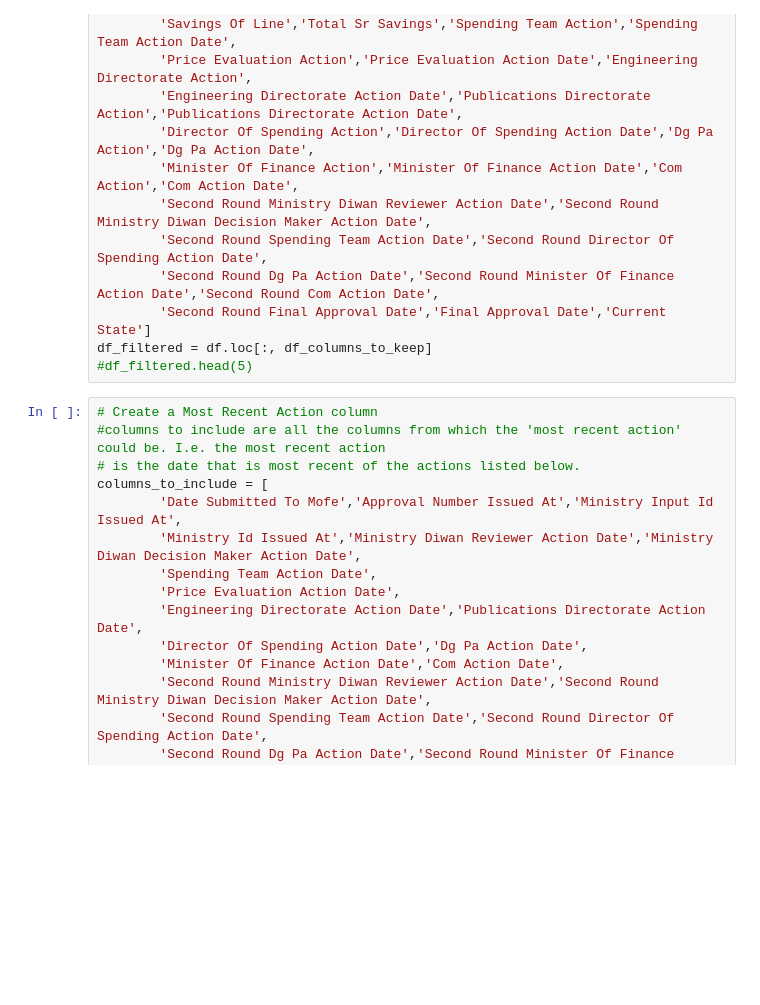
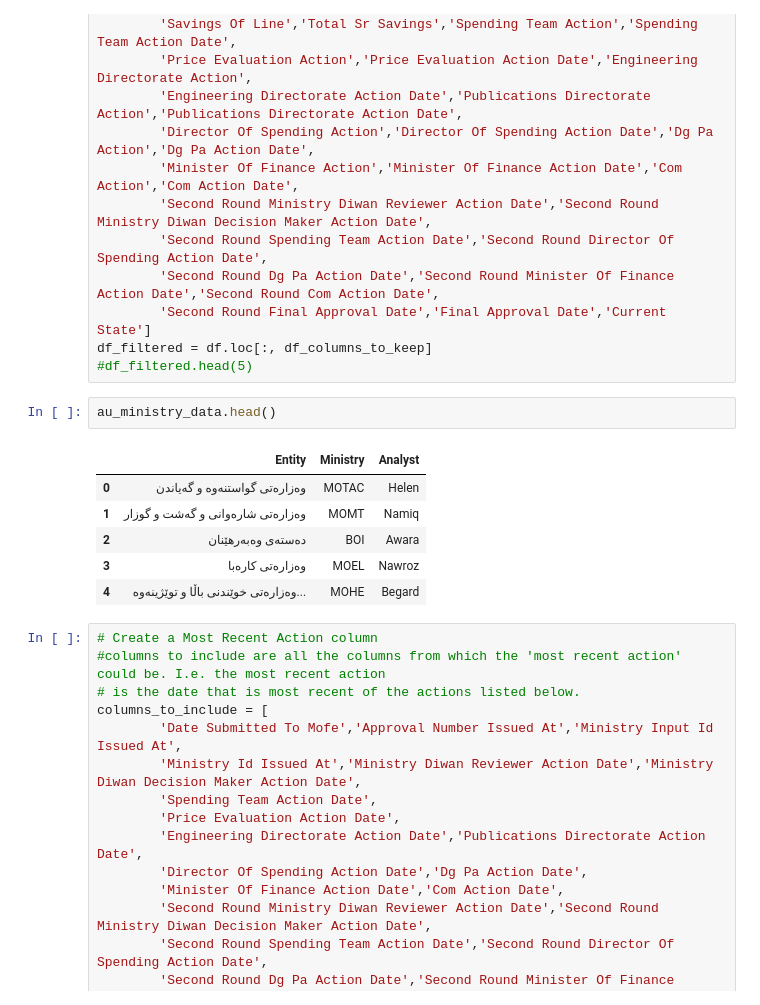
Before and after one commit to Leo-Gallagher/SRM-datapacks, a Jupyter notebook: code/trial/inprocess-sr-status.ipynb, the cells around one changed output. Drawn from its saved outputs; the diff is of its cells as text; blank space fills up the shorter version.

```diff
--- a/code/inprocess-sr-status.ipynb
+++ b/code/trial/inprocess-sr-status.ipynb
@@ -40,6 +40,15 @@ df_columns_to_keep = [
         'Second Round Final Approval Date','Final Approval Date','Current State']
 df_filtered = df.loc[:, df_columns_to_keep]
 #df_filtered.head(5)
+# %%
+au_ministry_data.head()
+# %% [output]
+|  | Entity | Ministry | Analyst |
+| 0 | وەزارەتی گواستنەوە و گەیاندن | MOTAC | Helen |
+| 1 | وەزارەتی شارەوانی و گەشت و گوزار | MOMT | Namiq |
+| 2 | دەستەی وەبەرهێنان | BOI | Awara |
+| 3 | وەزارەتی کارەبا | MOEL | Nawroz |
+| 4 | وەزارەتی خوێندنی باڵا و توێژینەوە... | MOHE | Begard |
 # %%
 # Create a Most Recent Action column
 #columns to include are all the columns from which the 'most recent action' could be. I.e. the most recent action
```
Also changed, not shown: parts of 2 cells of this notebook, 9 other files.
